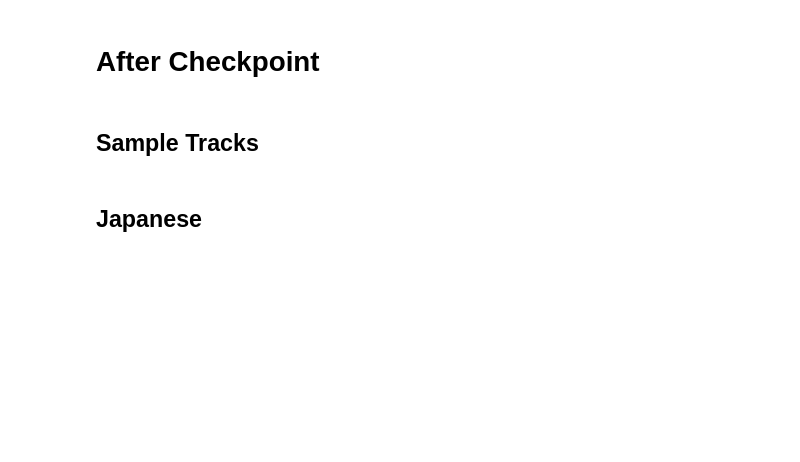
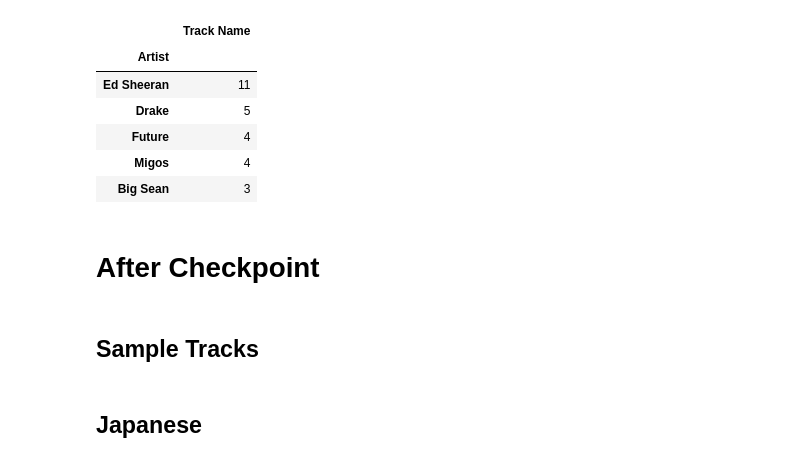
Before and after one commit to terabyte-tb/music-sympathy, a Jupyter notebook: final-presentation.ipynb, the cells around one changed output. Cells and saved outputs as stored; diff of their text form; code cells hidden in the pictures; blank space fills up the shorter version.

```diff
--- a/final-presentation.ipynb
+++ b/final-presentation.ipynb
@@ -64,0 +28,4 @@ Spectral Features' content taken from: http://michael.hahsler.net/SMU/EMIS8331/S
+# %%
+jp_region = all_regions[all_regions['Region'] == 'JP'].drop(['Region', 'Position'], axis=1)
+uk_region = all_regions[all_regions['Region'] == 'UK'].drop(['Region', 'Position'], axis=1)
+us_region = all_regions[all_regions['Region'] == 'US'].drop(['Region', 'Position'], axis=1)
@@ -65,3 +56,15 @@ Spectral Features' content taken from: http://michael.hahsler.net/SMU/EMIS8331/S
+# %%
+us_artists = us_region.groupby('Artist')
+# %%
+us_artists.count().sort('Track Name', ascending=False).head()
+# %% [output]
+|  | Track Name |
+| Artist |  |
+| Ed Sheeran | 11 |
+| Drake | 5 |
+| Future | 4 |
+| Migos | 4 |
+| Big Sean | 3 |
 # %% [markdown]
 # After Checkpoint
 # %% [markdown]
```
Also changed, not shown: parts of 32 cells of this notebook.
